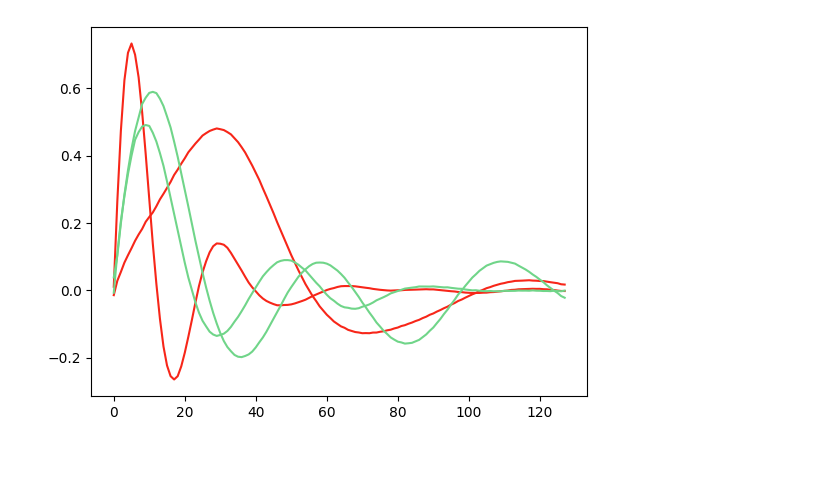
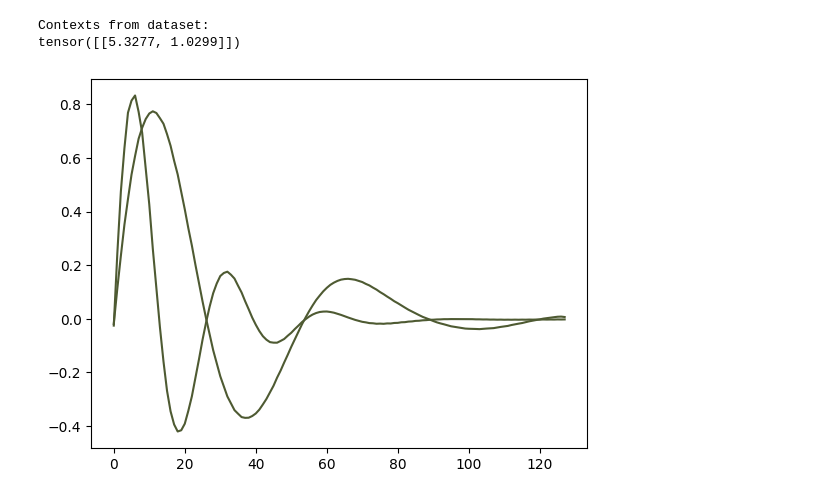
Before and after one commit to micahreich/active-slam-rl, a Jupyter notebook: asrl/realnvp2d/test_realnvp2d.ipynb, the cells around one changed output. Saved outputs shown, nothing was run; the diff lists cells and outputs as text; code cells hidden in the pictures; blank space fills up the shorter version.

```diff
--- a/asrl/realnvp2d/test_realnvp2d.ipynb
+++ b/asrl/realnvp2d/test_realnvp2d.ipynb
@@ -14,6 +14,8 @@ from time import perf_counter
 # %%
 n_channels = 2
 horizon = 128
+context_dim = 2
+
 
 class SinDataset:
     def __init__(self, horizon):
@@ -23,11 +25,11 @@ class SinDataset:
         self.exp_rate = Uniform(0.5, 2.0)
 
         self.sz = 10_000
-        self.samples = self._sample(self.sz)
+        self.samples, self.conds = self._sample(self.sz)
 
     def sample(self, n_samples):
         inds = torch.randint(0, self.sz, (n_samples,))
-        return self.samples[inds, :, :]
+        return self.samples[inds, :, :], self.conds[inds, :]
 
     def _sample(self, n_samples):
         dt = 0.05
@@ -37,20 +39,20 @@ class SinDataset:
 
         sin_rates = self.sin_rate.sample((n_samples, 1))
         exp_rates = self.exp_rate.sample((n_samples, 1))
+
+        COND = torch.cat([sin_rates, exp_rates], dim=1)
         CH1 = torch.sin(sin_rates * ts_float) * torch.exp(-exp_rates * ts_float)
-
-        sin_rates = self.sin_rate.sample((n_samples, 1))
-        exp_rates = self.exp_rate.sample((n_samples, 1))
         CH2 = torch.sin(sin_rates/2 * ts_float) * torch.exp(-exp_rates/2 * ts_float)
 
         X = torch.stack([CH1, CH2], dim=1)
-        return X
+        return X, COND
 
 target = SinDataset(horizon)
 
 n_samples = 2
-Z = target.sample(n_samples)
+Z, C = target.sample(n_samples)
 print(f"Z shape: {Z.shape}")
+print(f"C shape: {C.shape}")
 
 for i in range(n_samples):
     # pick a random color
@@ -67,5 +70,5 @@ Z shape: torch.Size([2, 2, 128])
 # %%
-model = init_realnvp2d(n_channels=n_channels, seq_len=horizon, n_layers=3)
+model = init_realnvp2d(n_channels=n_channels, seq_len=horizon, n_layers=3, context_dim=context_dim)
 enable_cuda = True
 device = torch.device('cuda' if torch.cuda.is_available() and enable_cuda else 'cpu')
 model = model.to(device)
@@ -169,14 +224,20 @@ Stats:
 # %%
-model_samples = model.sample(num_samples=2)
+dataset_samples, dataset_contexts = target.sample(n_samples=1)
+print("Contexts from dataset:")
+print(dataset_contexts)
+
+model_samples = model.sample(num_samples=dataset_contexts.shape[0], context=dataset_contexts.to(device))
 samples, _ = model_samples
 
 for i in range(samples.shape[0]):
     color = np.random.rand(3,)
 
     for j in range(n_channels):
         ch1 = samples[i, j, :].cpu().detach().numpy()
         plt.plot(ch1, color=color)
 
 plt.show()
 # %% [output]
+Contexts from dataset:
+tensor([[5.3277, 1.0299]])
-[figure, old version]
+[figure, new version]
```
Also changed, not shown: parts of 3 cells of this notebook, 8 other files.
